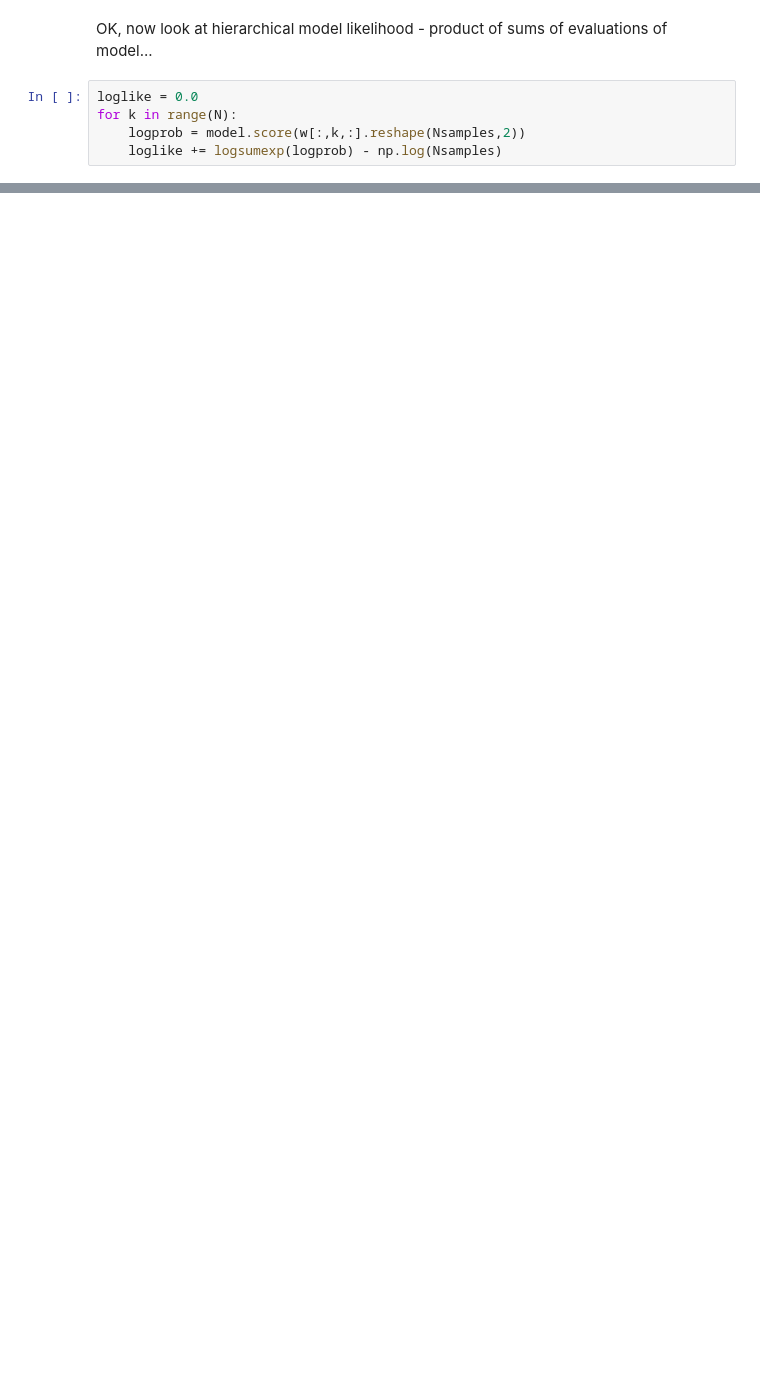
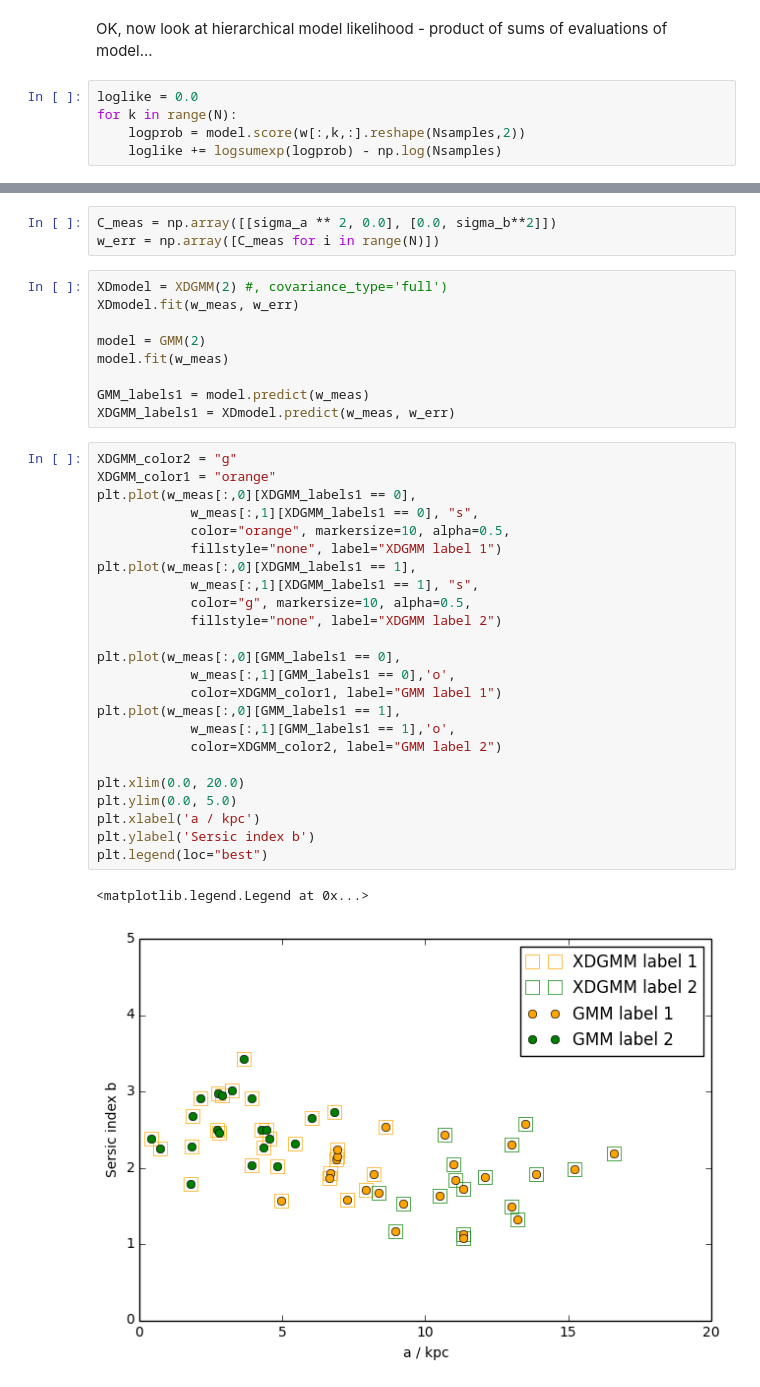
Before and after one commit to drphilmarshall/Bananas, a Jupyter notebook: Bananas.ipynb, the cells around one changed output, grey strips where cells are left out. Drawn from its saved outputs; the diff is of its cells as text; blank space fills up the shorter version.

Commit message:
modified Bananas example that shows the modified XDGMM code - further debugging needed

```diff
--- a/Bananas.ipynb
+++ b/Bananas.ipynb
@@ -110,0 +272,39 @@ loglike
+# %%
+C_meas = np.array([[sigma_a ** 2, 0.0], [0.0, sigma_b**2]])
+w_err = np.array([C_meas for i in range(N)])
+# %%
+XDmodel = XDGMM(2) #, covariance_type='full')
+XDmodel.fit(w_meas, w_err)
+
+model = GMM(2)
+model.fit(w_meas)
+
+GMM_labels1 = model.predict(w_meas)
+XDGMM_labels1 = XDmodel.predict(w_meas, w_err)
+# %%
+XDGMM_color2 = "g"
+XDGMM_color1 = "orange"
+plt.plot(w_meas[:,0][XDGMM_labels1 == 0],
+            w_meas[:,1][XDGMM_labels1 == 0], "s",
+            color="orange", markersize=10, alpha=0.5,
+            fillstyle="none", label="XDGMM label 1")
+plt.plot(w_meas[:,0][XDGMM_labels1 == 1],
+            w_meas[:,1][XDGMM_labels1 == 1], "s",
+            color="g", markersize=10, alpha=0.5,
+            fillstyle="none", label="XDGMM label 2")
+
+plt.plot(w_meas[:,0][GMM_labels1 == 0],
+            w_meas[:,1][GMM_labels1 == 0],'o',
+            color=XDGMM_color1, label="GMM label 1")
+plt.plot(w_meas[:,0][GMM_labels1 == 1],
+            w_meas[:,1][GMM_labels1 == 1],'o',
+            color=XDGMM_color2, label="GMM label 2")
+
+plt.xlim(0.0, 20.0)
+plt.ylim(0.0, 5.0)
+plt.xlabel('a / kpc')
+plt.ylabel('Sersic index b')
+plt.legend(loc="best")
+# %% [output]
+<matplotlib.legend.Legend at 0x...>
+[figure, added]
```
Also changed, not shown: parts of 44 cells of this notebook.
